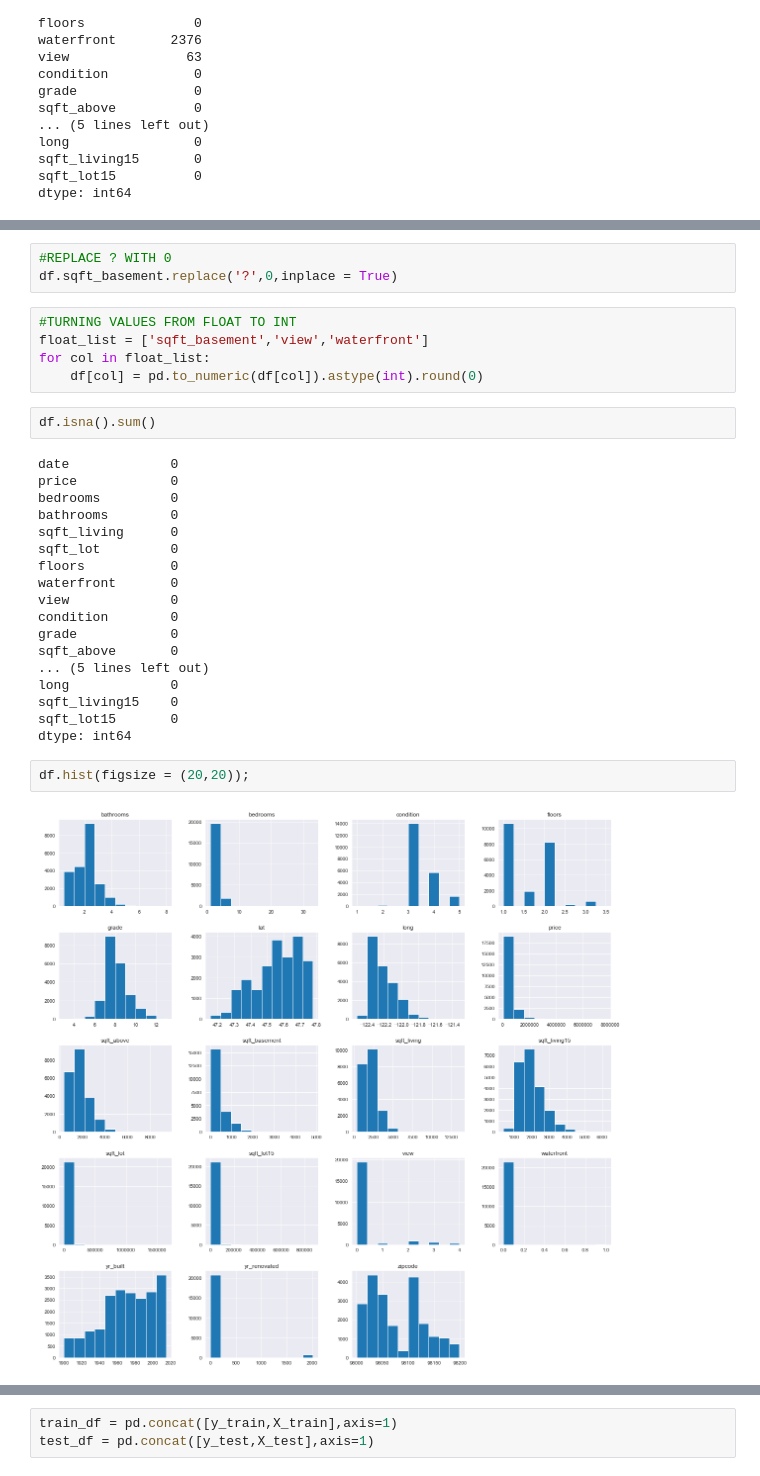
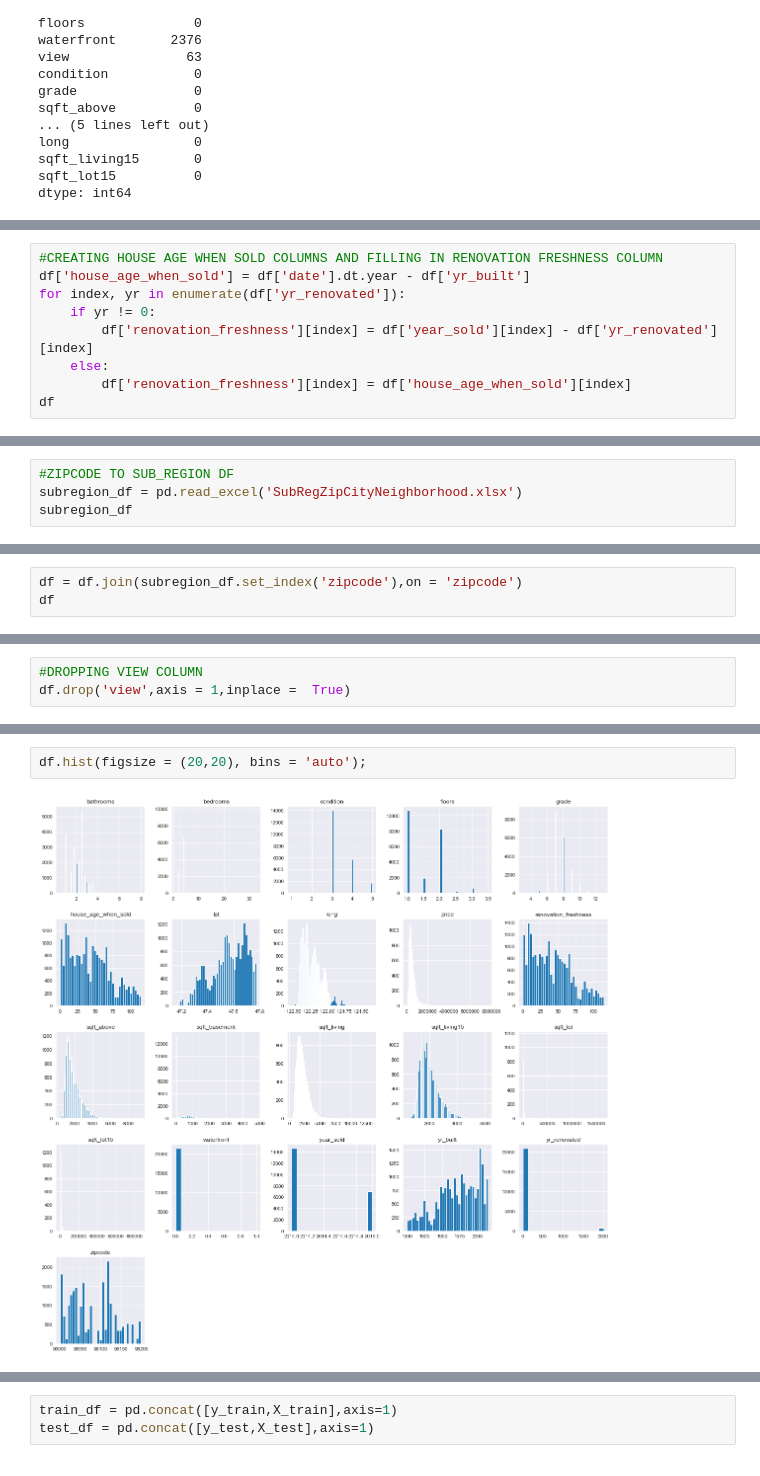
Before and after one commit to gabrieljarosi/dsc-mod-2-project-online-pt-041320, a Jupyter notebook: student_OSEMN.ipynb, the cells around one changed output, grey strips where cells are left out. Cells and saved outputs as stored; diff of their text form.

```diff
--- a/student_OSEMN.ipynb
+++ b/student_OSEMN.ipynb
@@ -316,0 +331,9 @@ Name: view, dtype: int64
+# %%
+#CREATING HOUSE AGE WHEN SOLD COLUMNS AND FILLING IN RENOVATION FRESHNESS COLUMN
+df['house_age_when_sold'] = df['date'].dt.year - df['yr_built']
+for index, yr in enumerate(df['yr_renovated']):
+    if yr != 0:
+        df['renovation_freshness'][index] = df['year_sold'][index] - df['yr_renovated'][index]
+    else:
+        df['renovation_freshness'][index] = df['house_age_when_sold'][index]
+df
@@ -316,0 +362,4 @@ Name: view, dtype: int64
+# %%
+#ZIPCODE TO SUB_REGION DF
+subregion_df = pd.read_excel('SubRegZipCityNeighborhood.xlsx')
+subregion_df
@@ -316,0 +380,3 @@ Name: view, dtype: int64
+# %%
+df = df.join(subregion_df.set_index('zipcode'),on = 'zipcode')
+df
@@ -317,3 +411,6 @@ Name: view, dtype: int64
+# %%
+#DROPPING VIEW COLUMN
+df.drop('view',axis = 1,inplace =  True)
 # %%
 #DATAFRAME INFO AFTER REMOVING NULL VALUES
 df.info()
@@ -360,34 +435,6 @@ memory usage: 3.5+ MB
-# %%
-#REPLACE ? WITH 0
-df.sqft_basement.replace('?',0,inplace = True)
-# %%
-#TURNING VALUES FROM FLOAT TO INT
-float_list = ['sqft_basement','view','waterfront']
-for col in float_list:
-    df[col] = pd.to_numeric(df[col]).astype(int).round(0)
-# %%
-df.isna().sum()
-# %% [output]
-date             0
-price            0
-bedrooms         0
-bathrooms        0
-sqft_living      0
-sqft_lot         0
-floors           0
-waterfront       0
-view             0
-condition        0
-grade            0
-sqft_above       0
-... (5 lines left out)
-long             0
-sqft_living15    0
-sqft_lot15       0
-dtype: int64
 # %%
-df.hist(figsize = (20,20));
+df.hist(figsize = (20,20), bins = 'auto');
 # %% [output]
-[figure, old version]
+[figure, new version]
 # %%
 #REMOVING EXTREME OUTLIERS
```
Also changed, not shown: parts of 46 cells of this notebook, 1 other file.
